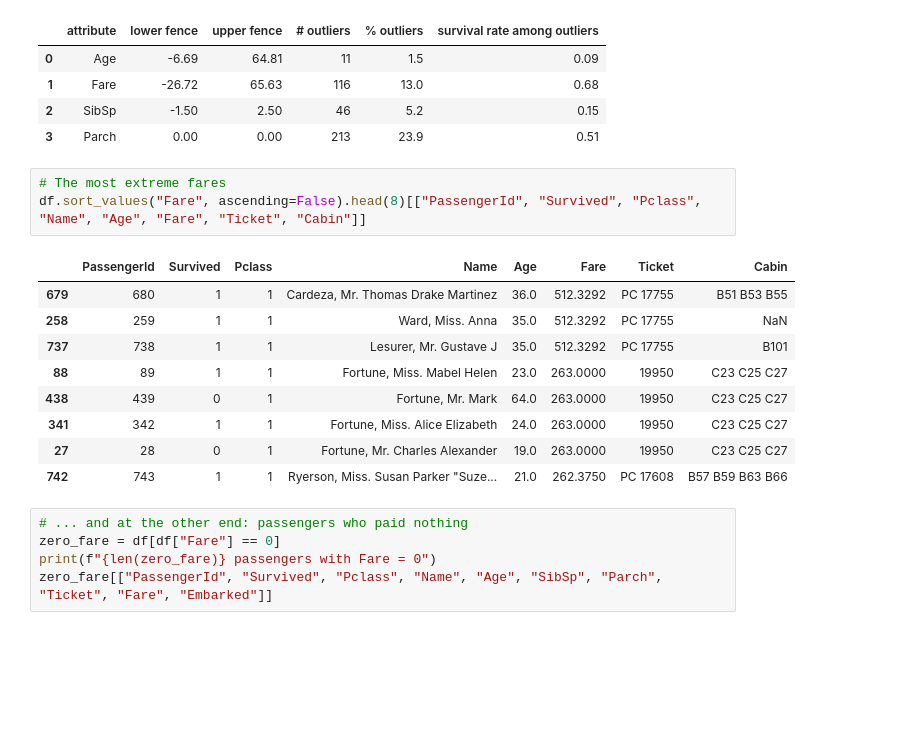
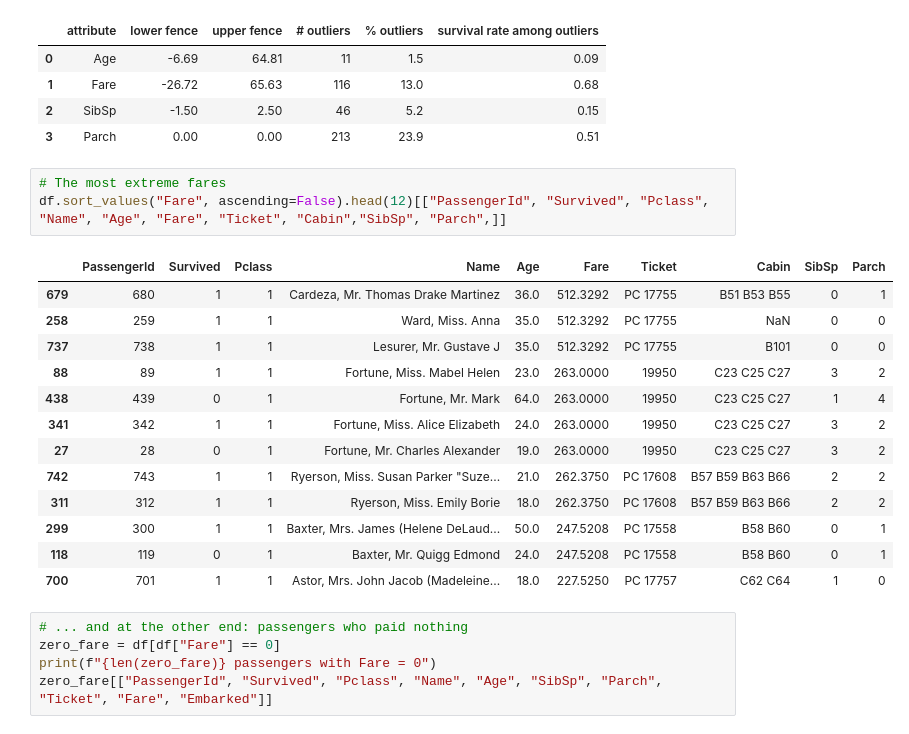
Before and after one commit to matteogolfarelli/DataCentricAI, a Jupyter notebook: Data Understanding/Titanic_Data_Understanding_Lab.ipynb, the cells around one changed output. Saved outputs shown, nothing was run; the diff lists cells and outputs as text; blank space fills up the shorter version.

```diff
--- a/Data Understanding/Titanic_Data_Understanding_Lab.ipynb
+++ b/Data Understanding/Titanic_Data_Understanding_Lab.ipynb
@@ -448,17 +448,21 @@ pd.DataFrame(rows)
 | 3 | Parch | 0.00 | 0.00 | 213 | 23.9 | 0.51 |
 # %%
 # The most extreme fares
-df.sort_values("Fare", ascending=False).head(8)[["PassengerId", "Survived", "Pclass", "Name", "Age", "Fare", "Ticket", "Cabin"]]
+df.sort_values("Fare", ascending=False).head(12)[["PassengerId", "Survived", "Pclass", "Name", "Age", "Fare", "Ticket", "Cabin","SibSp", "Parch",]]
 # %% [output]
-|  | PassengerId | Survived | Pclass | Name | Age | Fare | Ticket | Cabin |
-| 679 | 680 | 1 | 1 | Cardeza, Mr. Thomas Drake Martinez | 36.0 | 512.3292 | PC 17755 | B51 B53 B55 |
-| 258 | 259 | 1 | 1 | Ward, Miss. Anna | 35.0 | 512.3292 | PC 17755 | NaN |
-| 737 | 738 | 1 | 1 | Lesurer, Mr. Gustave J | 35.0 | 512.3292 | PC 17755 | B101 |
-| 88 | 89 | 1 | 1 | Fortune, Miss. Mabel Helen | 23.0 | 263.0000 | 19950 | C23 C25 C27 |
-| 438 | 439 | 0 | 1 | Fortune, Mr. Mark | 64.0 | 263.0000 | 19950 | C23 C25 C27 |
-| 341 | 342 | 1 | 1 | Fortune, Miss. Alice Elizabeth | 24.0 | 263.0000 | 19950 | C23 C25 C27 |
-| 27 | 28 | 0 | 1 | Fortune, Mr. Charles Alexander | 19.0 | 263.0000 | 19950 | C23 C25 C27 |
-| 742 | 743 | 1 | 1 | Ryerson, Miss. Susan Parker "Suze... | 21.0 | 262.3750 | PC 17608 | B57 B59 B63 B66 |
+|  | PassengerId | Survived | Pclass | Name | Age | Fare | Ticket | Cabin | SibSp | Parch |
+| 679 | 680 | 1 | 1 | Cardeza, Mr. Thomas Drake Martinez | 36.0 | 512.3292 | PC 17755 | B51 B53 B55 | 0 | 1 |
+| 258 | 259 | 1 | 1 | Ward, Miss. Anna | 35.0 | 512.3292 | PC 17755 | NaN | 0 | 0 |
+| 737 | 738 | 1 | 1 | Lesurer, Mr. Gustave J | 35.0 | 512.3292 | PC 17755 | B101 | 0 | 0 |
+| 88 | 89 | 1 | 1 | Fortune, Miss. Mabel Helen | 23.0 | 263.0000 | 19950 | C23 C25 C27 | 3 | 2 |
+| 438 | 439 | 0 | 1 | Fortune, Mr. Mark | 64.0 | 263.0000 | 19950 | C23 C25 C27 | 1 | 4 |
+| 341 | 342 | 1 | 1 | Fortune, Miss. Alice Elizabeth | 24.0 | 263.0000 | 19950 | C23 C25 C27 | 3 | 2 |
+| 27 | 28 | 0 | 1 | Fortune, Mr. Charles Alexander | 19.0 | 263.0000 | 19950 | C23 C25 C27 | 3 | 2 |
+| 742 | 743 | 1 | 1 | Ryerson, Miss. Susan Parker "Suze... | 21.0 | 262.3750 | PC 17608 | B57 B59 B63 B66 | 2 | 2 |
+| 311 | 312 | 1 | 1 | Ryerson, Miss. Emily Borie | 18.0 | 262.3750 | PC 17608 | B57 B59 B63 B66 | 2 | 2 |
+| 299 | 300 | 1 | 1 | Baxter, Mrs. James (Helene DeLaud... | 50.0 | 247.5208 | PC 17558 | B58 B60 | 0 | 1 |
+| 118 | 119 | 0 | 1 | Baxter, Mr. Quigg Edmond | 24.0 | 247.5208 | PC 17558 | B58 B60 | 0 | 1 |
+| 700 | 701 | 1 | 1 | Astor, Mrs. John Jacob (Madeleine... | 18.0 | 227.5250 | PC 17757 | C62 C64 | 1 | 0 |
 # %%
 # ... and at the other end: passengers who paid nothing
 zero_fare = df[df["Fare"] == 0]
```
Also changed, not shown: parts of 20 cells of this notebook.
